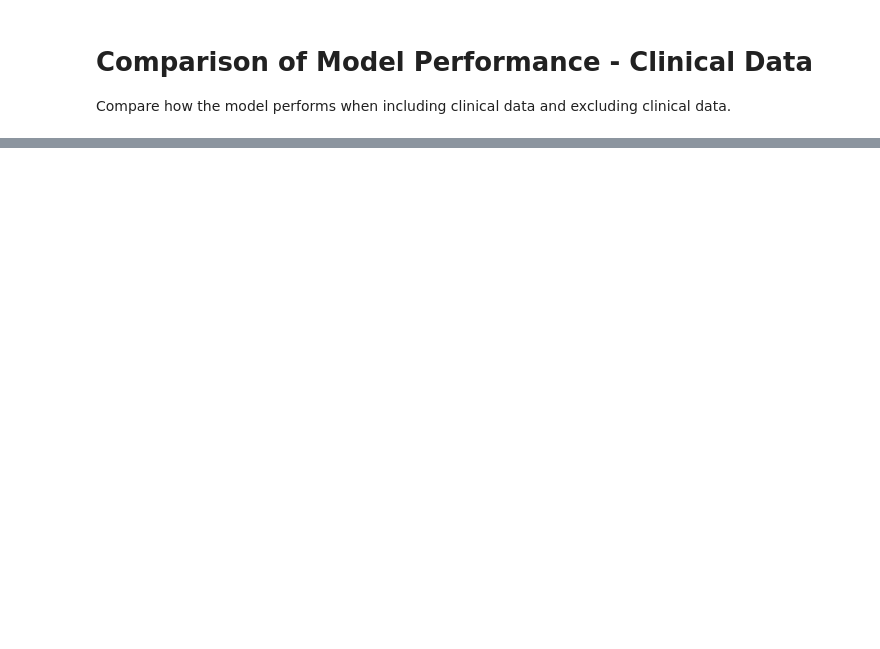
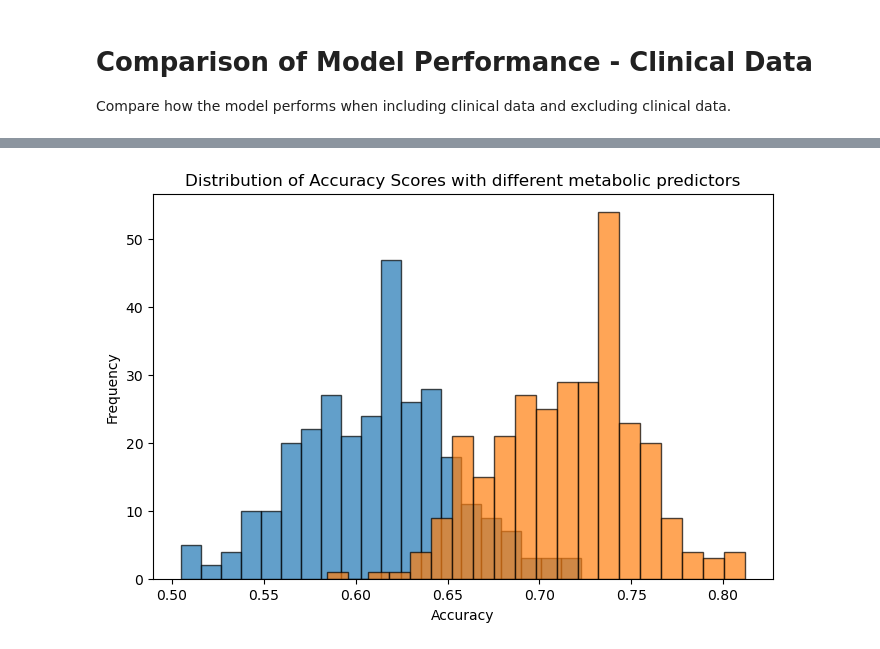
Before and after one commit to npgilman/lung_cancer_metabolomics, a Jupyter notebook: metabolomics.ipynb, the cells around one changed output, grey strips where cells are left out. Cells and saved outputs as stored; diff of their text form; code cells hidden in the pictures; blank space fills up the shorter version.

```diff
--- a/metabolomics.ipynb
+++ b/metabolomics.ipynb
@@ -119,7 +118,8 @@ coef_list = []
 acc2_list = []
 coef2_list = []
 
-while (count < 1000):
+NUMBER_OF_MODELS = 300
+while (count < NUMBER_OF_MODELS):
     # if (count % 1000 == 0):
     #     print(count)
     count += 1
@@ -148,23 +148,3 @@ while (count < 1000):
     acc = accuracy_score(y_test, y_pred)
     acc2_list.append(acc)
     coef2_list.append(model.coef_[0])
-
-def plot_accuracies(acc_list):
-    plt.figure(figsize=(8,5))
-    plt.hist(acc_list, bins=20, edgecolor='k', alpha=0.7)
-    plt.xlabel("Accuracy")
-    plt.ylabel("Frequency")
-    plt.title("Distribution of Accuracy Scores")
-    plt.show()
-
-plot_accuracies(accuracy_list)
-plot_accuracies(acc2_list)
-
-# paired differences
-t_stat, p_two_sided = ttest_rel(acc2_list, accuracy_list)
-p_one_sided = p_two_sided / 2
-
-if t_stat > 0 and p_one_sided < 0.05:
-    print(f"Accuracies without clinical data are significantly higher (t={t_stat:.3f}, p={p_one_sided:.4f})")
-else:
-    print(f"No significant difference between data with and without clinical features (t={t_stat:.3f}, p={p_one_sided:.4f})")
@@ -241,0 +331,11 @@ plt.show()
+# %%
+## Plot the distribution of accuracies for the two logistic regression comparisons
+plt.figure(figsize=(8,5))
+plt.hist(accuracy_list, bins=20, edgecolor='k', alpha=0.7)
+plt.hist(accuracy2_list, bins=20, edgecolor='k', alpha=0.7)
+plt.xlabel("Accuracy")
+plt.ylabel("Frequency")
+plt.title("Distribution of Accuracy Scores with different metabolic predictors")
+plt.show()
+# %% [output]
+[figure, added]
```
Also changed, not shown: parts of 12 cells of this notebook, 8 other files.
